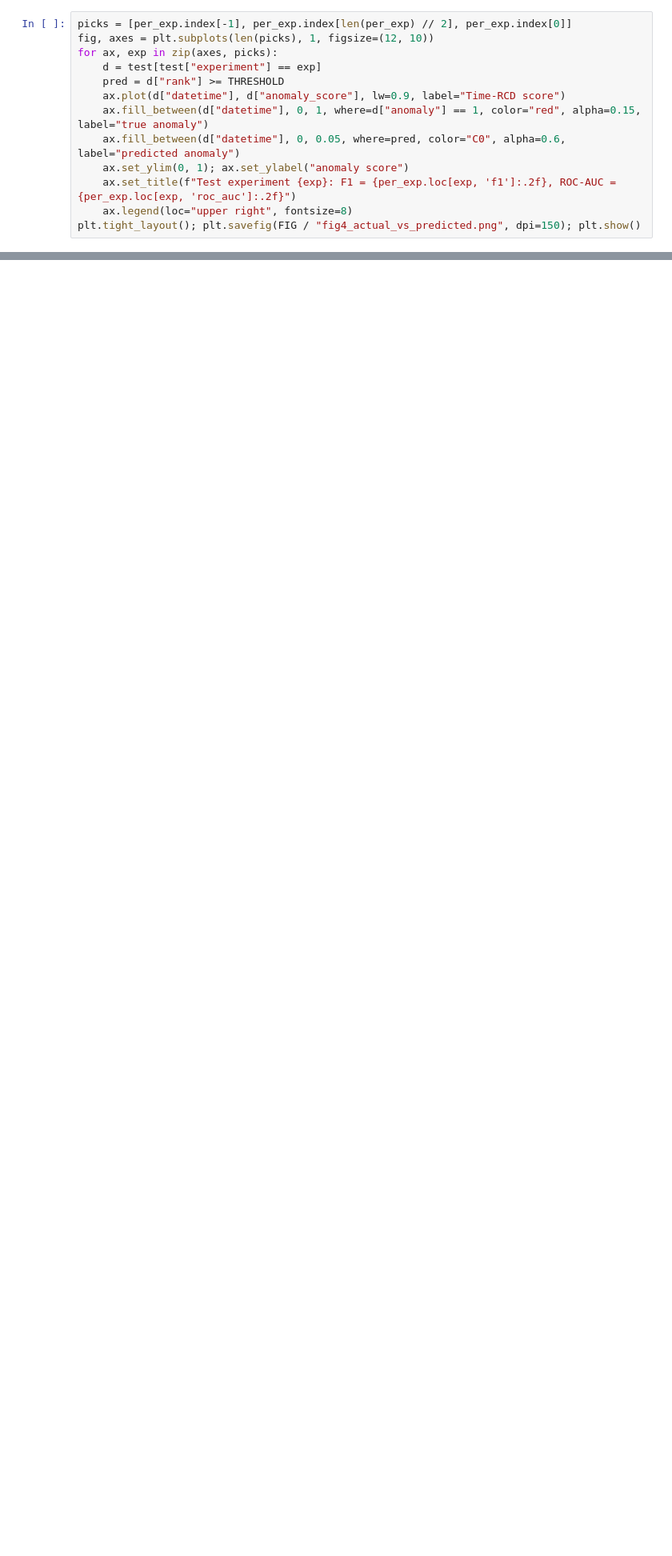
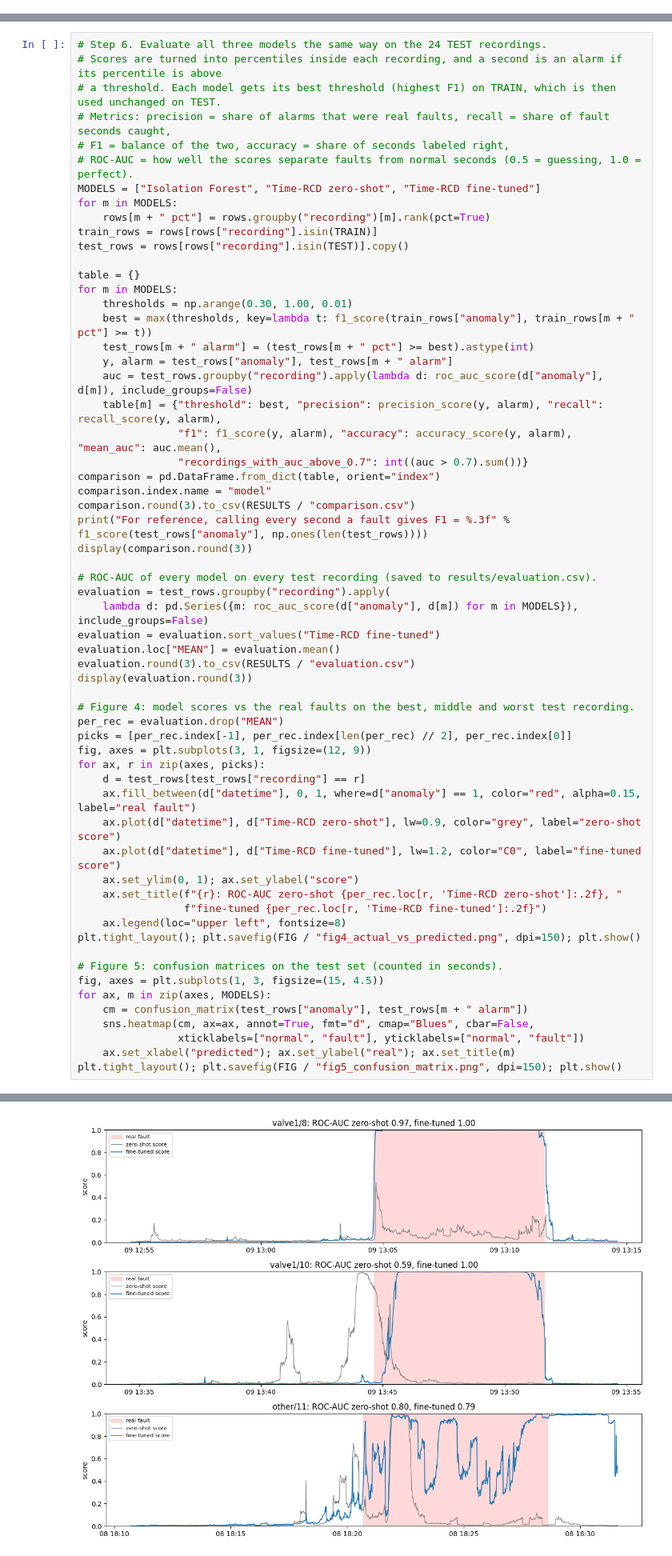
Before and after one commit to asiralabi/skab-timercd-anomaly-detection, a Jupyter notebook: notebook/project.ipynb, the cells around one changed output, grey strips where cells are left out. Shown at 80% size. Drawn from its saved outputs; the diff is of its cells as text; blank space fills up the shorter version.

```diff
--- a/notebook/project.ipynb
+++ b/notebook/project.ipynb
@@ -356,13 +127,0 @@ per-experiment test ROC-AUC: min 0.21, median 0.79, max 1.00
-# %%
-picks = [per_exp.index[-1], per_exp.index[len(per_exp) // 2], per_exp.index[0]]
-fig, axes = plt.subplots(len(picks), 1, figsize=(12, 10))
-for ax, exp in zip(axes, picks):
-    d = test[test["experiment"] == exp]
-    pred = d["rank"] >= THRESHOLD
-    ax.plot(d["datetime"], d["anomaly_score"], lw=0.9, label="Time-RCD score")
-    ax.fill_between(d["datetime"], 0, 1, where=d["anomaly"] == 1, color="red", alpha=0.15, label="true anomaly")
-    ax.fill_between(d["datetime"], 0, 0.05, where=pred, color="C0", alpha=0.6, label="predicted anomaly")
-    ax.set_ylim(0, 1); ax.set_ylabel("anomaly score")
-    ax.set_title(f"Test experiment {exp}: F1 = {per_exp.loc[exp, 'f1']:.2f}, ROC-AUC = {per_exp.loc[exp, 'roc_auc']:.2f}")
-    ax.legend(loc="upper right", fontsize=8)
-plt.tight_layout(); plt.savefig(FIG / "fig4_actual_vs_predicted.png", dpi=150); plt.show()
@@ -466,0 +202,61 @@ See `README.md` for the full discussion. In short:
+# %%
+# Step 6. Evaluate all three models the same way on the 24 TEST recordings.
+# Scores are turned into percentiles inside each recording, and a second is an alarm if its percentile is above
+# a threshold. Each model gets its best threshold (highest F1) on TRAIN, which is then used unchanged on TEST.
+# Metrics: precision = share of alarms that were real faults, recall = share of fault seconds caught,
+# F1 = balance of the two, accuracy = share of seconds labeled right,
+# ROC-AUC = how well the scores separate faults from normal seconds (0.5 = guessing, 1.0 = perfect).
+MODELS = ["Isolation Forest", "Time-RCD zero-shot", "Time-RCD fine-tuned"]
+for m in MODELS:
+    rows[m + " pct"] = rows.groupby("recording")[m].rank(pct=True)
+train_rows = rows[rows["recording"].isin(TRAIN)]
+test_rows = rows[rows["recording"].isin(TEST)].copy()
+
+table = {}
+for m in MODELS:
+    thresholds = np.arange(0.30, 1.00, 0.01)
+    best = max(thresholds, key=lambda t: f1_score(train_rows["anomaly"], train_rows[m + " pct"] >= t))
+    test_rows[m + " alarm"] = (test_rows[m + " pct"] >= best).astype(int)
+    y, alarm = test_rows["anomaly"], test_rows[m + " alarm"]
+    auc = test_rows.groupby("recording").apply(lambda d: roc_auc_score(d["anomaly"], d[m]), include_groups=False)
+    table[m] = {"threshold": best, "precision": precision_score(y, alarm), "recall": recall_score(y, alarm),
+                "f1": f1_score(y, alarm), "accuracy": accuracy_score(y, alarm), "mean_auc": auc.mean(),
+                "recordings_with_auc_above_0.7": int((auc > 0.7).sum())}
+comparison = pd.DataFrame.from_dict(table, orient="index")
+comparison.index.name = "model"
+comparison.round(3).to_csv(RESULTS / "comparison.csv")
+print("For reference, calling every second a fault gives F1 = %.3f" % f1_score(test_rows["anomaly"], np.ones(len(test_rows))))
+display(comparison.round(3))
+
+# ROC-AUC of every model on every test recording (saved to results/evaluation.csv).
+evaluation = test_rows.groupby("recording").apply(
+    lambda d: pd.Series({m: roc_auc_score(d["anomaly"], d[m]) for m in MODELS}), include_groups=False)
+evaluation = evaluation.sort_values("Time-RCD fine-tuned")
+evaluation.loc["MEAN"] = evaluation.mean()
+evaluation.round(3).to_csv(RESULTS / "evaluation.csv")
+display(evaluation.round(3))
+
+# Figure 4: model scores vs the real faults on the best, middle and worst test recording.
+per_rec = evaluation.drop("MEAN")
+picks = [per_rec.index[-1], per_rec.index[len(per_rec) // 2], per_rec.index[0]]
+fig, axes = plt.subplots(3, 1, figsize=(12, 9))
+for ax, r in zip(axes, picks):
+    d = test_rows[test_rows["recording"] == r]
+    ax.fill_between(d["datetime"], 0, 1, where=d["anomaly"] == 1, color="red", alpha=0.15, label="real fault")
+    ax.plot(d["datetime"], d["Time-RCD zero-shot"], lw=0.9, color="grey", label="zero-shot score")
+    ax.plot(d["datetime"], d["Time-RCD fine-tuned"], lw=1.2, color="C0", label="fine-tuned score")
+    ax.set_ylim(0, 1); ax.set_ylabel("score")
+    ax.set_title(f"{r}: ROC-AUC zero-shot {per_rec.loc[r, 'Time-RCD zero-shot']:.2f}, "
+                 f"fine-tuned {per_rec.loc[r, 'Time-RCD fine-tuned']:.2f}")
+    ax.legend(loc="upper left", fontsize=8)
+plt.tight_layout(); plt.savefig(FIG / "fig4_actual_vs_predicted.png", dpi=150); plt.show()
+
+# Figure 5: confusion matrices on the test set (counted in seconds).
+fig, axes = plt.subplots(1, 3, figsize=(15, 4.5))
+for ax, m in zip(axes, MODELS):
+    cm = confusion_matrix(test_rows["anomaly"], test_rows[m + " alarm"])
+    sns.heatmap(cm, ax=ax, annot=True, fmt="d", cmap="Blues", cbar=False,
+                xticklabels=["normal", "fault"], yticklabels=["normal", "fault"])
+    ax.set_xlabel("predicted"); ax.set_ylabel("real"); ax.set_title(m)
+plt.tight_layout(); plt.savefig(FIG / "fig5_confusion_matrix.png", dpi=150); plt.show()
+# %% [output]
@@ -466,0 +287 @@ See `README.md` for the full discussion. In short:
+[figure, added]
```
Also changed, not shown: parts of 36 cells of this notebook, 12 other files.
